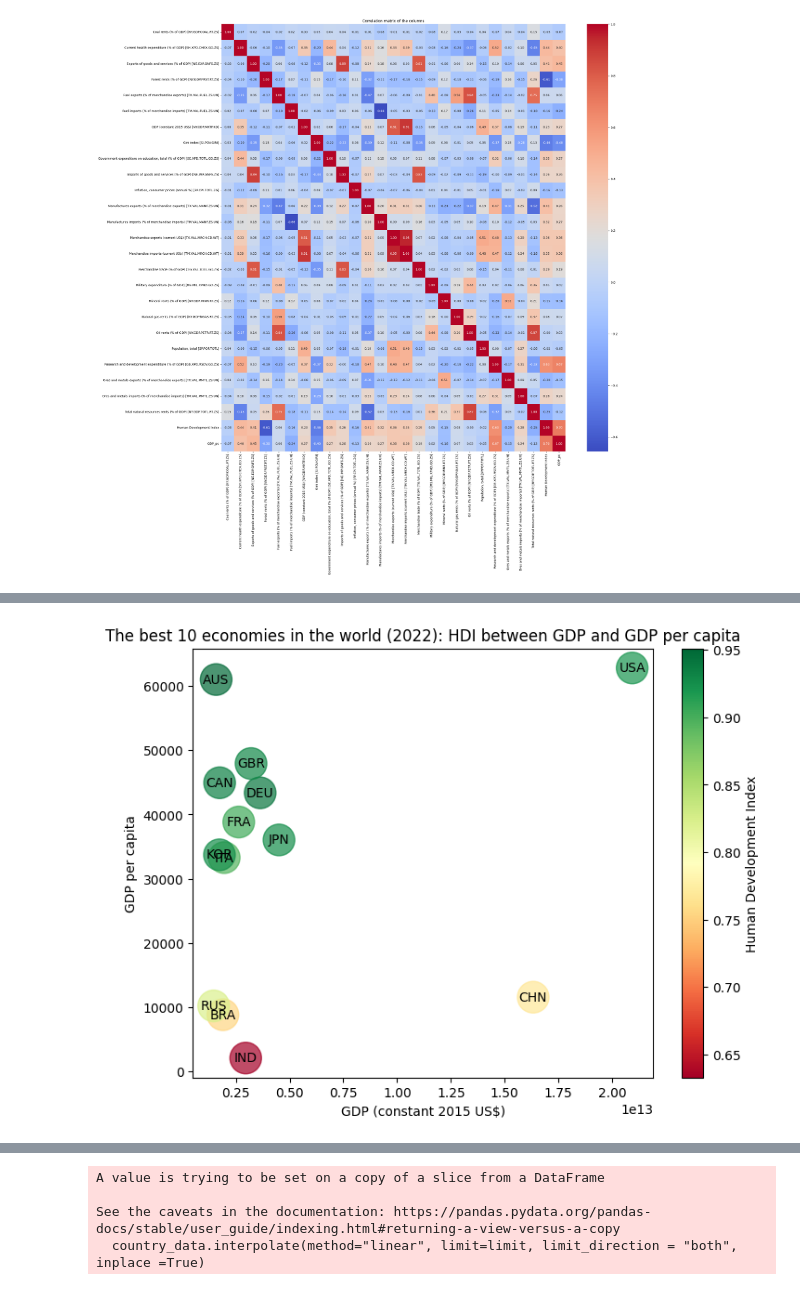
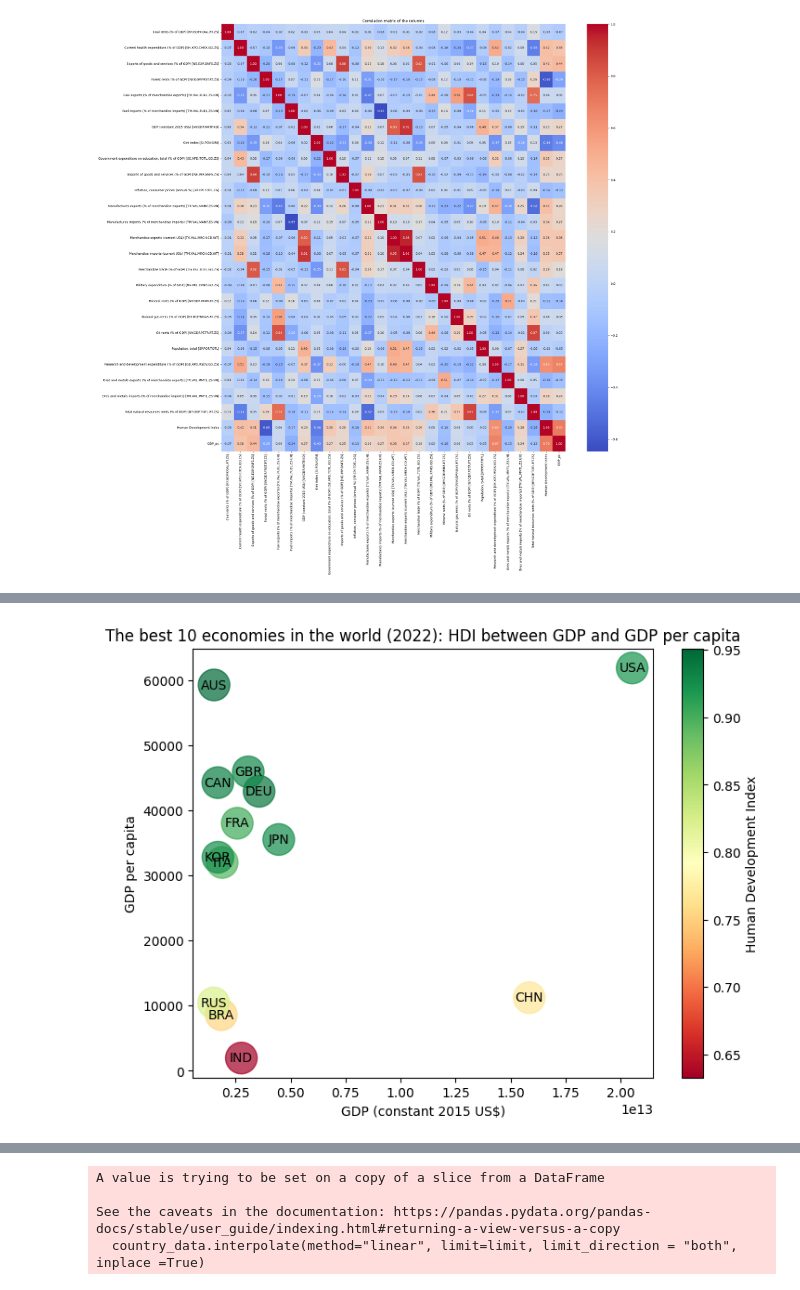
Before and after one commit to LosaLosSantos/Project_ER, a Jupyter notebook: Clean and Exploration.ipynb, the cells around one changed output, grey strips where cells are left out. Saved outputs shown, nothing was run; the diff lists cells and outputs as text; code cells hidden in the pictures.

```diff
--- a/Clean and Exploration.ipynb
+++ b/Clean and Exploration.ipynb
@@ -368,0 +353,2 @@ dtype: int64
+# %%
+Glob_df2.drop(index=2022, level="Year", inplace = True)
@@ -661,7 +707,8 @@ plt.show()
 # %%
-#I want select the first 13 country of GDP (constant 2015 US$)"
-sorted_22_gdp_df = Glob_df3.loc[Glob_df3.index.get_level_values("Year") == 2022].sort_values(by="GDP (constant 2015 US$) [NY.GDP.MKTP.KD]", ascending=False)
-top_gdp9_countries = sorted_22_gdp_df.head(9) #i will use this for the line graph of the gdp performance
-top_gdp_countries = sorted_22_gdp_df.head(13) #i will use it for the dataset useful for the graphs
+#I want select the first 13 country of GDP (constant 2015 US$), i'm selecting them usng the values at 2021.
+sorted_21_gdp_df = Glob_df3.loc[Glob_df3.index.get_level_values("Year") == 2021].sort_values(by="GDP (constant 2015 US$) [NY.GDP.MKTP.KD]", ascending=False)
+top_gdp9_countries = sorted_21_gdp_df.head(9) #i will use this for the line graph of the gdp performance
+top_gdp_countries = sorted_21_gdp_df.head(13) #i will use it for the dataset useful for the other graphs
 print(top_gdp_countries.index.get_level_values("Code"))
+print(sorted_21_gdp_df)
 # %% [output]
@@ -712,6 +773,6 @@ plot_country_data(GDP_cons_df, top_gdp9_countries, "GDP (constant 2015 US$) [NY.
 # %%
-GDP_cons_df_2022 = GDP_cons_df.loc[GDP_cons_df.index.get_level_values("Year") == 2022]
-GDP_cons_df_2022
+GDP_cons_df_2021 = GDP_cons_df.loc[GDP_cons_df.index.get_level_values("Year") == 2021]
+GDP_cons_df_2021
 # %% [output]
 |  |  | Coal rents (% of GDP) [NY.GDP.COA... | Current health expenditure (% of ... | Exports of goods and services (% ... | Forest rents (% of GDP) [NY.GDP.F... | ... |
 | Code | Year |  |  |  |  | ... |
@@ -732,34 +793,34 @@ GDP_cons_df_2022
 # %%
 
 from matplotlib.cm import ScalarMappable
 
-#Show the GDP per capita and Human Development Index for the best 10 economies in the world in the 2022
+#Show the GDP per capita and Human Development Index for the best 10 economies in the world in the 2021
 plt.figure(figsize=(8, 6))
 
-scatter = plt.scatter(GDP_cons_df_2022["GDP (constant 2015 US$) [NY.GDP.MKTP.KD]"], GDP_cons_df_2022["GDP_pc"],
-                      s=600, c=GDP_cons_df_2022["Human Development Index"],
-                      cmap='RdYlGn', alpha=0.7, label='GDP')
+scatter = plt.scatter(GDP_cons_df_2021["GDP (constant 2015 US$) [NY.GDP.MKTP.KD]"], GDP_cons_df_2021["GDP_pc"],
+                      s=600, c=GDP_cons_df_2021["Human Development Index"],
+                      cmap="RdYlGn", alpha=0.7, label="GDP")
 
 #labels with country names for each point
-for i, code in enumerate(GDP_cons_df_2022.index.get_level_values("Code")):
-    plt.annotate(code,(GDP_cons_df_2022["GDP (constant 2015 US$) [NY.GDP.MKTP.KD]"].iloc[i], GDP_cons_df_2022["GDP_pc"].iloc[i]),
-                 fontsize=10, ha='center',va='center',xytext=(0, 0), textcoords='offset points')
+for i, code in enumerate(GDP_cons_df_2021.index.get_level_values("Code")):
+    plt.annotate(code,(GDP_cons_df_2021["GDP (constant 2015 US$) [NY.GDP.MKTP.KD]"].iloc[i], GDP_cons_df_2021["GDP_pc"].iloc[i]),
+                 fontsize=10, ha="center",va="center",xytext=(0, 0), textcoords="offset points")
 
 plt.xlabel("GDP (constant 2015 US$)")
 plt.ylabel("GDP per capita")
 plt.title("The best 10 economies in the world (2022): HDI between GDP and GDP per capita")
 
 #Color Bar
-sm = ScalarMappable(cmap='RdYlGn')
-sm.set_array(GDP_cons_df_2022["Human Development Index"])
+sm = ScalarMappable(cmap="RdYlGn")
+sm.set_array(GDP_cons_df_2021["Human Development Index"])
 
 #Position of the bar
-cbar = plt.colorbar(sm, label='Human Development Index', orientation='vertical', ax=plt.gca())
-cbar.set_label('Human Development Index')
+cbar = plt.colorbar(sm, label="Human Development Index", orientation="vertical", ax=plt.gca())
+cbar.set_label("Human Development Index")
 
 plt.show()
 # %% [output]
-[figure, old version]
+[figure, new version]
 # %%
 GDP_cons_df.index
 # %% [output]
```
Also changed, not shown: parts of 41 cells of this notebook, 1 other file.
